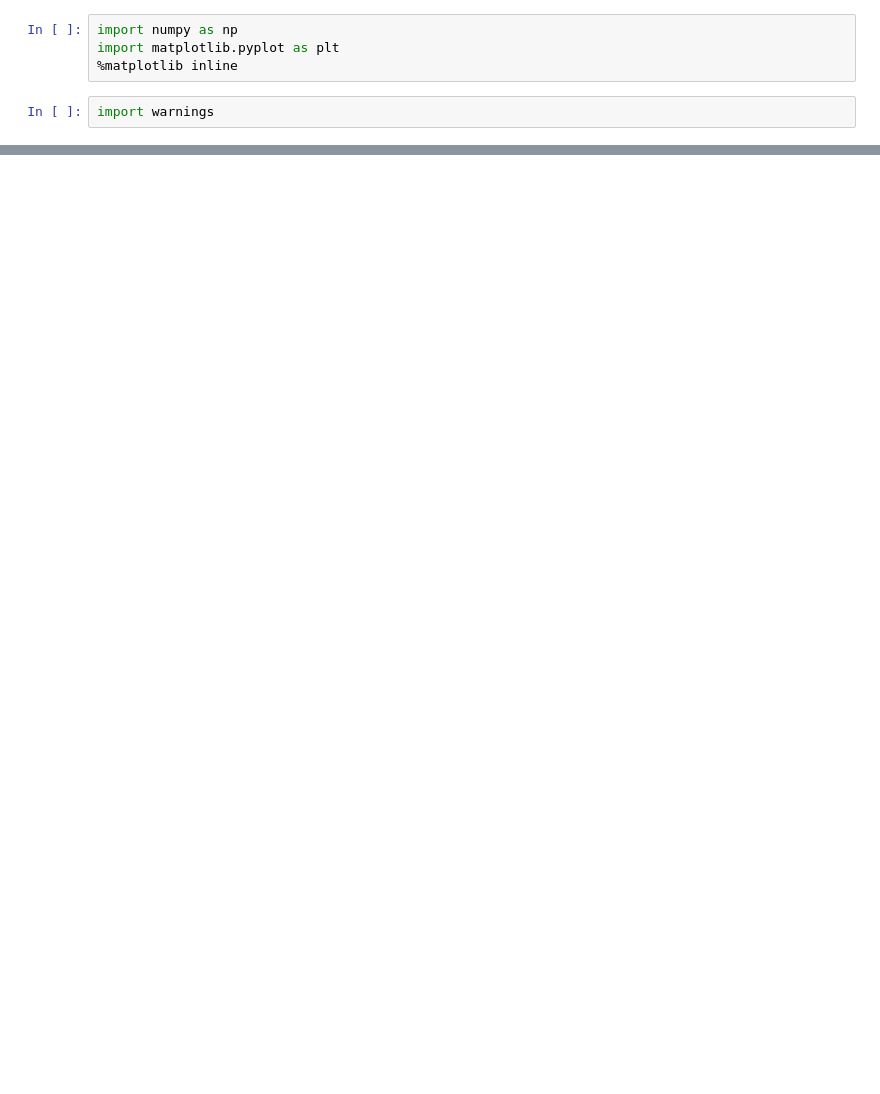
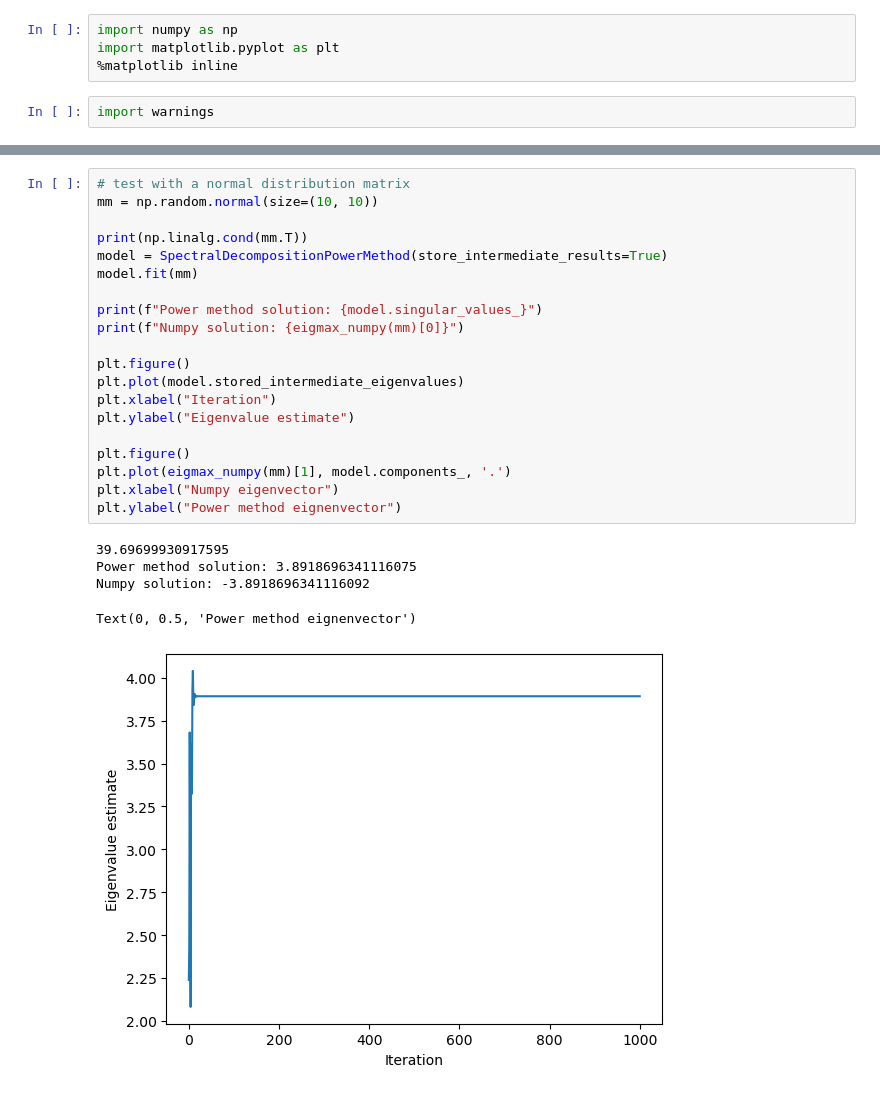
Before and after one commit to jiangzz-lab/cphy_hw, a Jupyter notebook: hw2/Power_method.ipynb, the cells around one changed output, grey strips where cells are left out. Drawn from its saved outputs; the diff is of its cells as text; blank space fills up the shorter version.

Commit message:
comlpete the power method implementation and test against it with numpy

```diff
--- a/hw2/Power_method.ipynb
+++ b/hw2/Power_method.ipynb
@@ -65,0 +122,26 @@ class SpectralDecompositionPowerMethod:
+# %%
+# test with a normal distribution matrix
+mm = np.random.normal(size=(10, 10))
+
+print(np.linalg.cond(mm.T))
+model = SpectralDecompositionPowerMethod(store_intermediate_results=True)
+model.fit(mm)
+
+print(f"Power method solution: {model.singular_values_}")
+print(f"Numpy solution: {eigmax_numpy(mm)[0]}")
+
+plt.figure()
+plt.plot(model.stored_intermediate_eigenvalues)
+plt.xlabel("Iteration")
+plt.ylabel("Eigenvalue estimate")
+
+plt.figure()
+plt.plot(eigmax_numpy(mm)[1], model.components_, '.')
+plt.xlabel("Numpy eigenvector")
+plt.ylabel("Power method eignenvector")
+# %% [output]
+39.69699930917595
+Power method solution: 3.8918696341116075
+Numpy solution: -3.8918696341116092
+Text(0, 0.5, 'Power method eignenvector')
+[figure, added]
```
Also changed, not shown: parts of 3 cells of this notebook.
